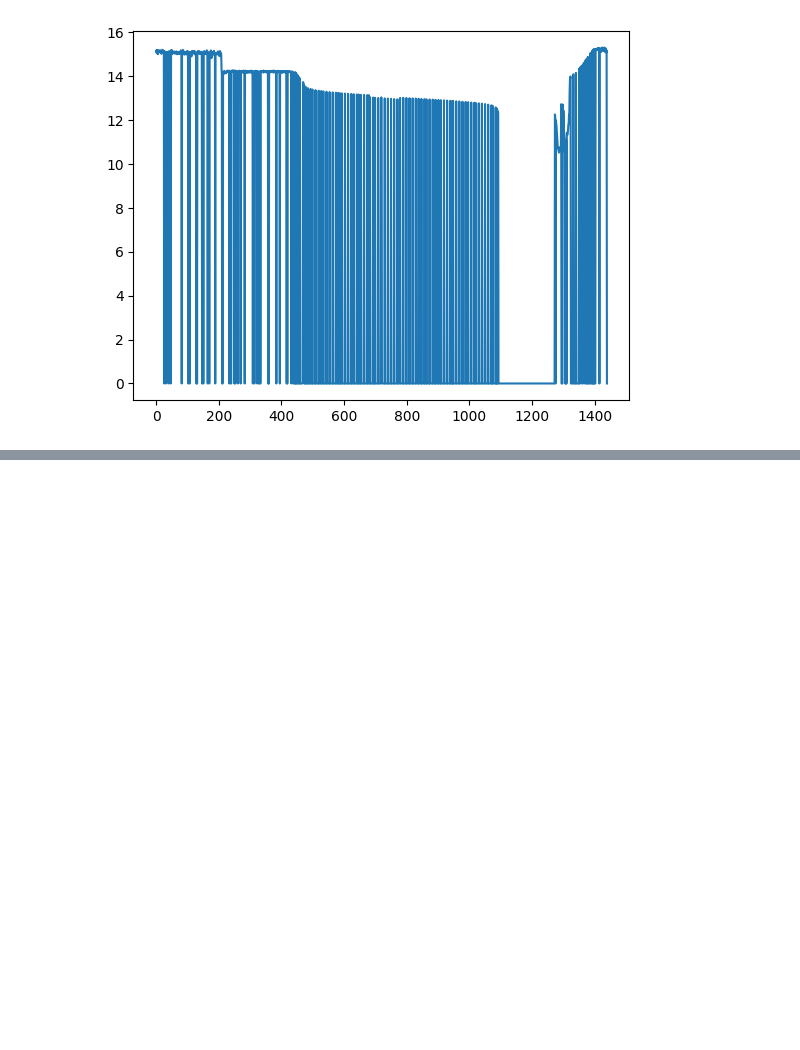
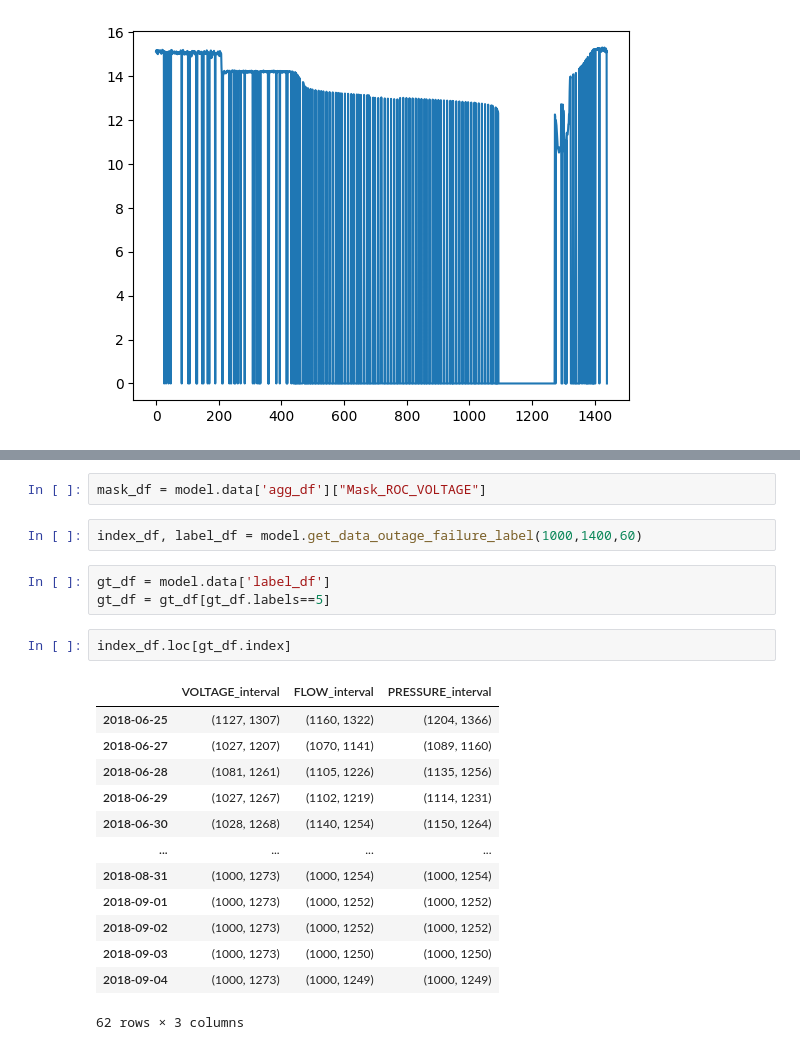
Before and after one commit to HarryLe95/Consilium_ROC_HOANG, a Jupyter notebook: app/BayesianLabel_Example copy.ipynb, the cells around one changed output, grey strips where cells are left out. Cells and saved outputs as stored; diff of their text form; blank space fills up the shorter version.

```diff
--- a/app/BayesianLabel_Example copy.ipynb
+++ b/app/BayesianLabel_Example copy.ipynb
@@ -177,0 +109,23 @@ def get_largest_outage_interval(mask:pd.Series, start:float, end:float)->pd.Seri
+# %%
+mask_df = model.data['agg_df']["Mask_ROC_VOLTAGE"]
+# %%
+index_df, label_df = model.get_data_outage_failure_label(1000,1400,60)
+# %%
+gt_df = model.data['label_df']
+gt_df = gt_df[gt_df.labels==5]
+# %%
+index_df.loc[gt_df.index]
+# %% [output]
+|  | VOLTAGE_interval | FLOW_interval | PRESSURE_interval |
+| 2018-06-25 | (1127, 1307) | (1160, 1322) | (1204, 1366) |
+| 2018-06-27 | (1027, 1207) | (1070, 1141) | (1089, 1160) |
+| 2018-06-28 | (1081, 1261) | (1105, 1226) | (1135, 1256) |
+| 2018-06-29 | (1027, 1267) | (1102, 1219) | (1114, 1231) |
+| 2018-06-30 | (1028, 1268) | (1140, 1254) | (1150, 1264) |
+| ... | ... | ... | ... |
+| 2018-08-31 | (1000, 1273) | (1000, 1254) | (1000, 1254) |
+| 2018-09-01 | (1000, 1273) | (1000, 1252) | (1000, 1252) |
+| 2018-09-02 | (1000, 1273) | (1000, 1252) | (1000, 1252) |
+| 2018-09-03 | (1000, 1273) | (1000, 1250) | (1000, 1250) |
+| 2018-09-04 | (1000, 1273) | (1000, 1249) | (1000, 1249) |
+62 rows × 3 columns
```
Also changed, not shown: parts of 27 cells of this notebook, 1 other file.
